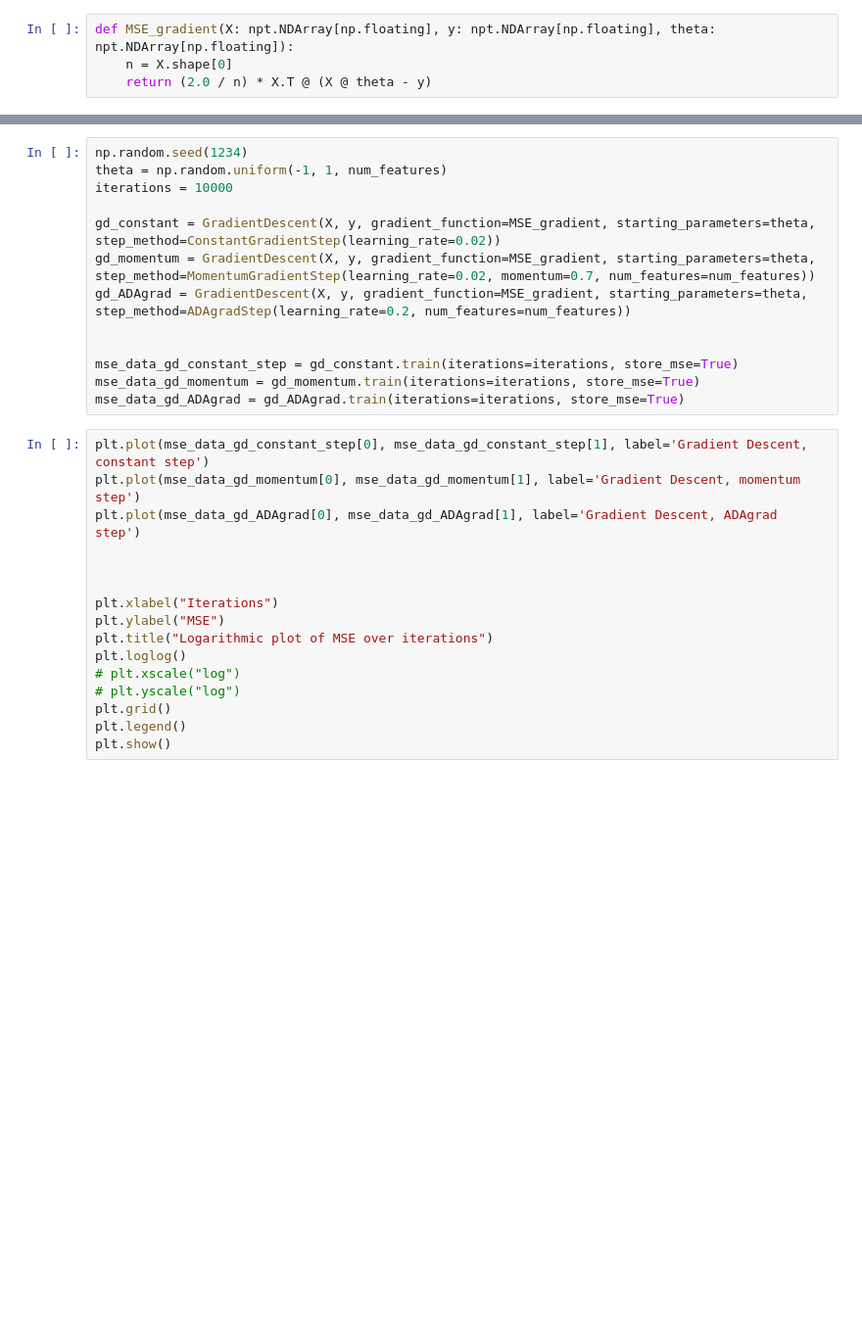
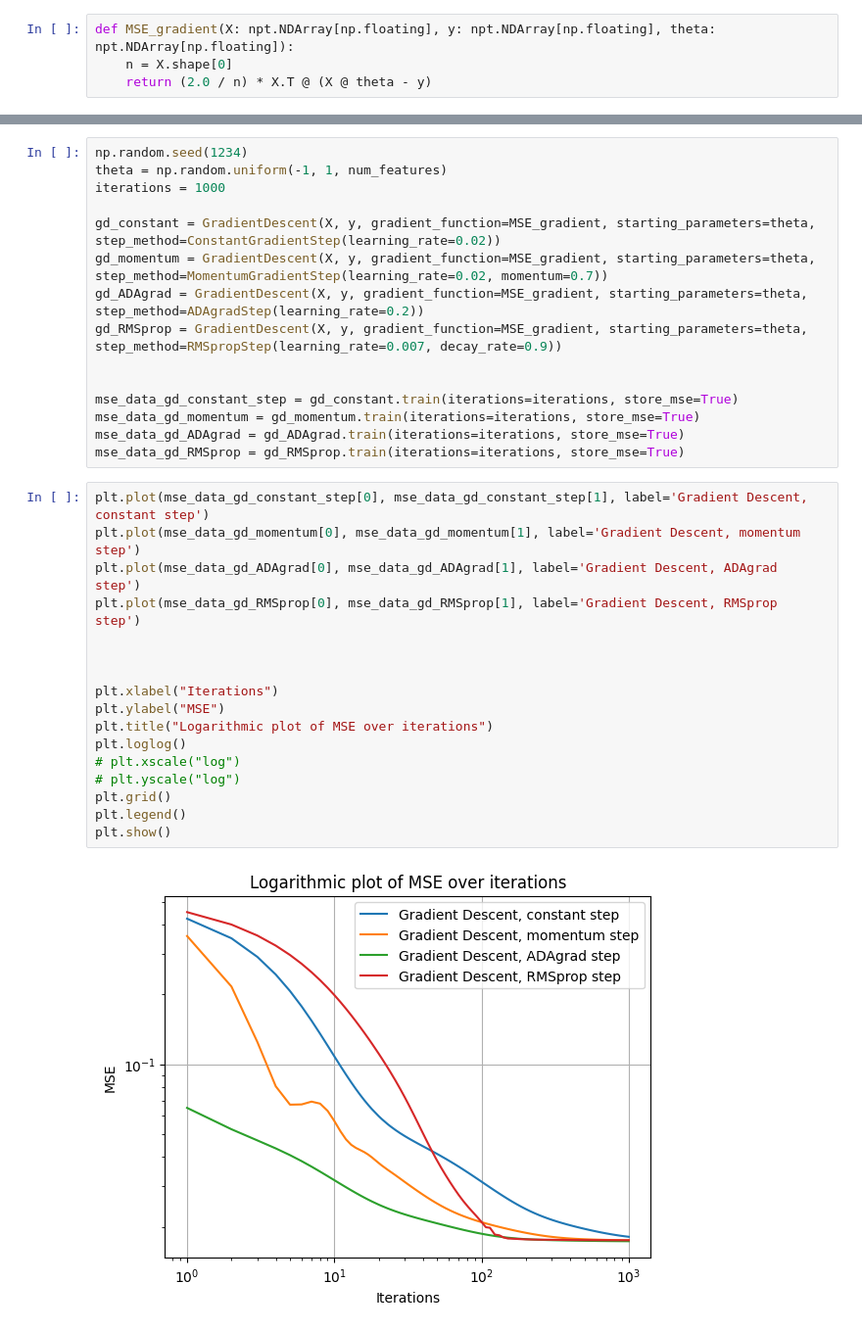
Before and after one commit to HeineEH/FYS-STK3155-4155_Project1, a Jupyter notebook: code/gradient_descent_class.ipynb, the cells around one changed output, grey strips where cells are left out. Shown: that part at 98% size. Saved outputs shown, nothing was run; the diff lists cells and outputs as text; blank space fills up the shorter version.

Commit message:
Removed need to specify num_features on step method init, and implemented RMSprop as class

```diff
--- a/code/gradient_descent_class.ipynb
+++ b/code/gradient_descent_class.ipynb
@@ -40,29 +40,34 @@ from methods.step_methods import ConstantGradientStep, MomentumGradientStep, ADA
 # %%
 np.random.seed(1234)
 theta = np.random.uniform(-1, 1, num_features)
-iterations = 10000
+iterations = 1000
 
 gd_constant = GradientDescent(X, y, gradient_function=MSE_gradient, starting_parameters=theta, step_method=ConstantGradientStep(learning_rate=0.02))
-gd_momentum = GradientDescent(X, y, gradient_function=MSE_gradient, starting_parameters=theta, step_method=MomentumGradientStep(learning_rate=0.02, momentum=0.7, num_features=num_features))
-gd_ADAgrad = GradientDescent(X, y, gradient_function=MSE_gradient, starting_parameters=theta, step_method=ADAgradStep(learning_rate=0.2, num_features=num_features))
+gd_momentum = GradientDescent(X, y, gradient_function=MSE_gradient, starting_parameters=theta, step_method=MomentumGradientStep(learning_rate=0.02, momentum=0.7))
+gd_ADAgrad = GradientDescent(X, y, gradient_function=MSE_gradient, starting_parameters=theta, step_method=ADAgradStep(learning_rate=0.2))
+gd_RMSprop = GradientDescent(X, y, gradient_function=MSE_gradient, starting_parameters=theta, step_method=RMSpropStep(learning_rate=0.007, decay_rate=0.9))
 
 
 mse_data_gd_constant_step = gd_constant.train(iterations=iterations, store_mse=True)
 mse_data_gd_momentum = gd_momentum.train(iterations=iterations, store_mse=True)
 mse_data_gd_ADAgrad = gd_ADAgrad.train(iterations=iterations, store_mse=True)
+mse_data_gd_RMSprop = gd_RMSprop.train(iterations=iterations, store_mse=True)
 # %%
 plt.plot(mse_data_gd_constant_step[0], mse_data_gd_constant_step[1], label='Gradient Descent, constant step')
 plt.plot(mse_data_gd_momentum[0], mse_data_gd_momentum[1], label='Gradient Descent, momentum step')
 plt.plot(mse_data_gd_ADAgrad[0], mse_data_gd_ADAgrad[1], label='Gradient Descent, ADAgrad step')
+plt.plot(mse_data_gd_RMSprop[0], mse_data_gd_RMSprop[1], label='Gradient Descent, RMSprop step')
 
 
 
 plt.xlabel("Iterations")
 plt.ylabel("MSE")
 plt.title("Logarithmic plot of MSE over iterations")
 plt.loglog()
 # plt.xscale("log")
 # plt.yscale("log")
 plt.grid()
 plt.legend()
 plt.show()
+# %% [output]
+[figure, added]
```
Also changed, not shown: parts of 3 cells of this notebook, 2 other files.
